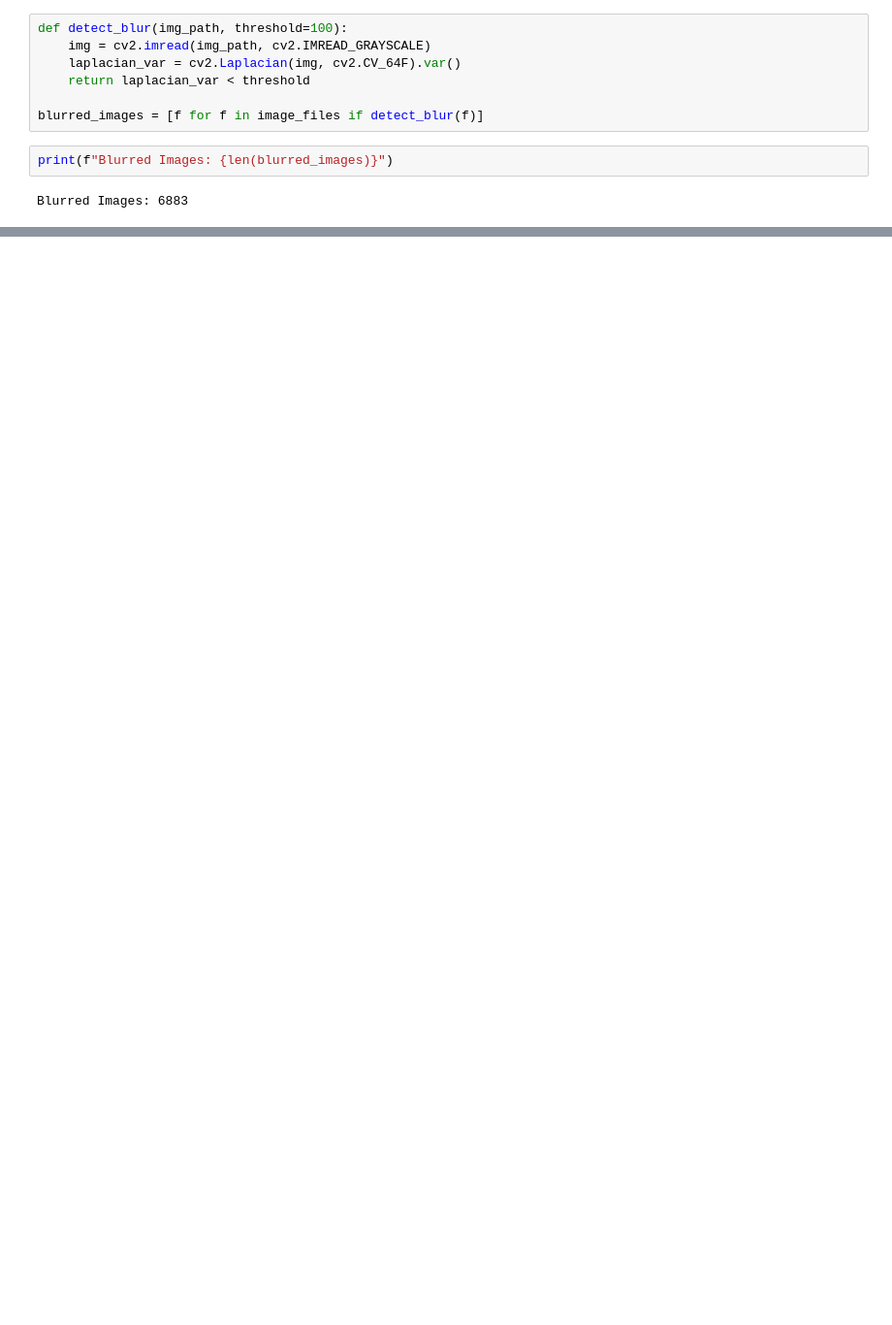
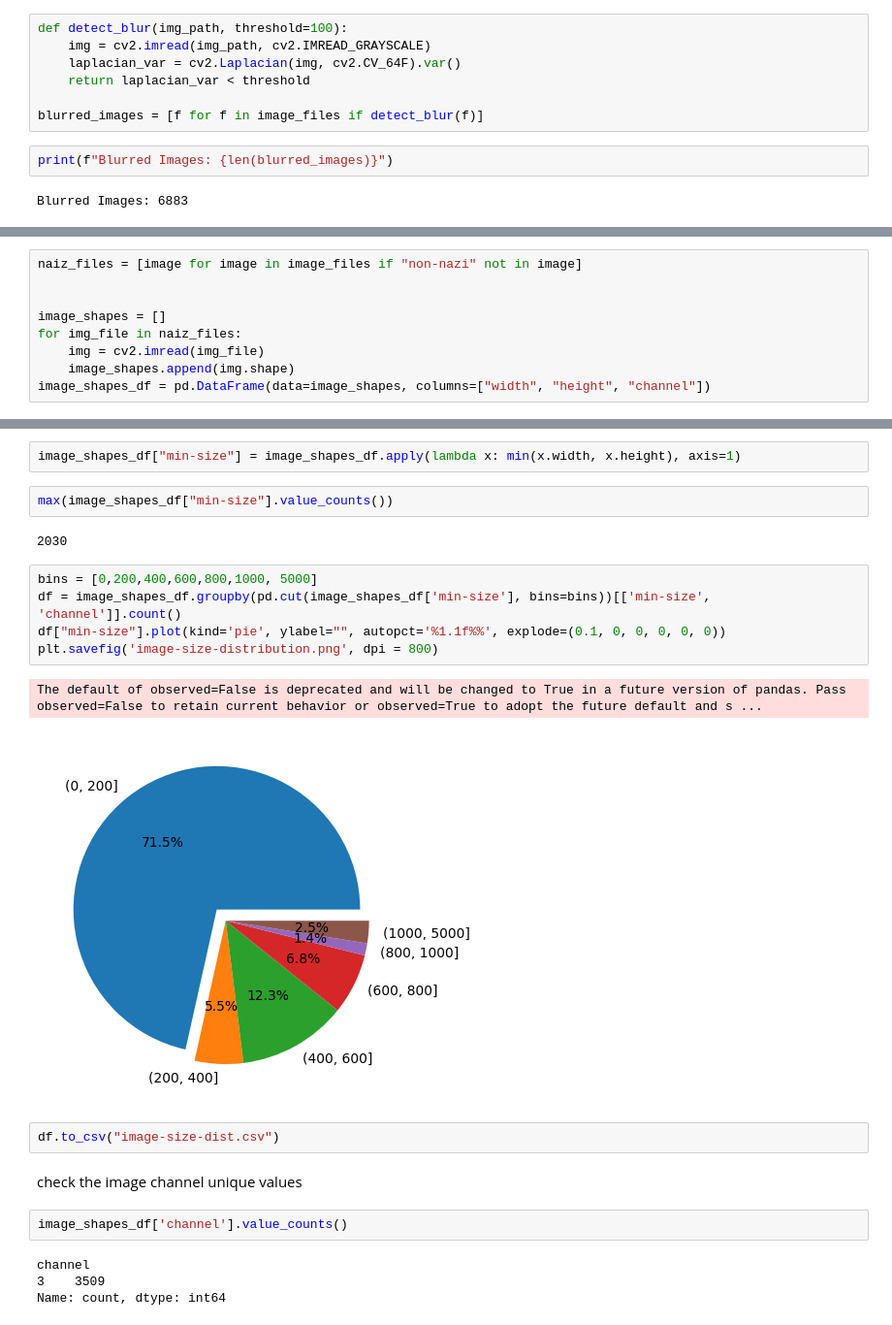
Before and after one commit to zhiwei2017/nazi-symbols-classification, a Jupyter notebook: notebooks/data_analysis_classification.ipynb, the cells around one changed output, grey strips where cells are left out. Shown at 97% size. Saved outputs shown, nothing was run; the diff lists cells and outputs as text; blank space fills up the shorter version.

```diff
--- a/notebooks/data_analysis_classification.ipynb
+++ b/notebooks/data_analysis_classification.ipynb
@@ -202,0 +224,9 @@ Number of outliers: 1
+# %%
+naiz_files = [image for image in image_files if "non-nazi" not in image]
+
+
+image_shapes = []
+for img_file in naiz_files:
+    img = cv2.imread(img_file)
+    image_shapes.append(img.shape)
+image_shapes_df = pd.DataFrame(data=image_shapes, columns=["width", "height", "channel"])
@@ -202,0 +242,24 @@ Number of outliers: 1
+# %%
+image_shapes_df["min-size"] = image_shapes_df.apply(lambda x: min(x.width, x.height), axis=1)
+# %%
+max(image_shapes_df["min-size"].value_counts())
+# %% [output]
+2030
+# %%
+bins = [0,200,400,600,800,1000, 5000]
+df = image_shapes_df.groupby(pd.cut(image_shapes_df['min-size'], bins=bins))[['min-size', 'channel']].count()
+df["min-size"].plot(kind='pie', ylabel="", autopct='%1.1f%%', explode=(0.1, 0, 0, 0, 0, 0))
+plt.savefig('image-size-distribution.png', dpi = 800)
+# %% [output]
+The default of observed=False is deprecated and will be changed to True in a future version of pandas. Pass observed=False to retain current behavior or observed=True to adopt the future default and s ...
+[figure, added]
+# %%
+df.to_csv("image-size-dist.csv")
+# %% [markdown]
+check the image channel unique values
+# %%
+image_shapes_df['channel'].value_counts()
+# %% [output]
+channel
+3    3509
+Name: count, dtype: int64
```
Also changed, not shown: parts of 22 cells of this notebook, 41 other files.
